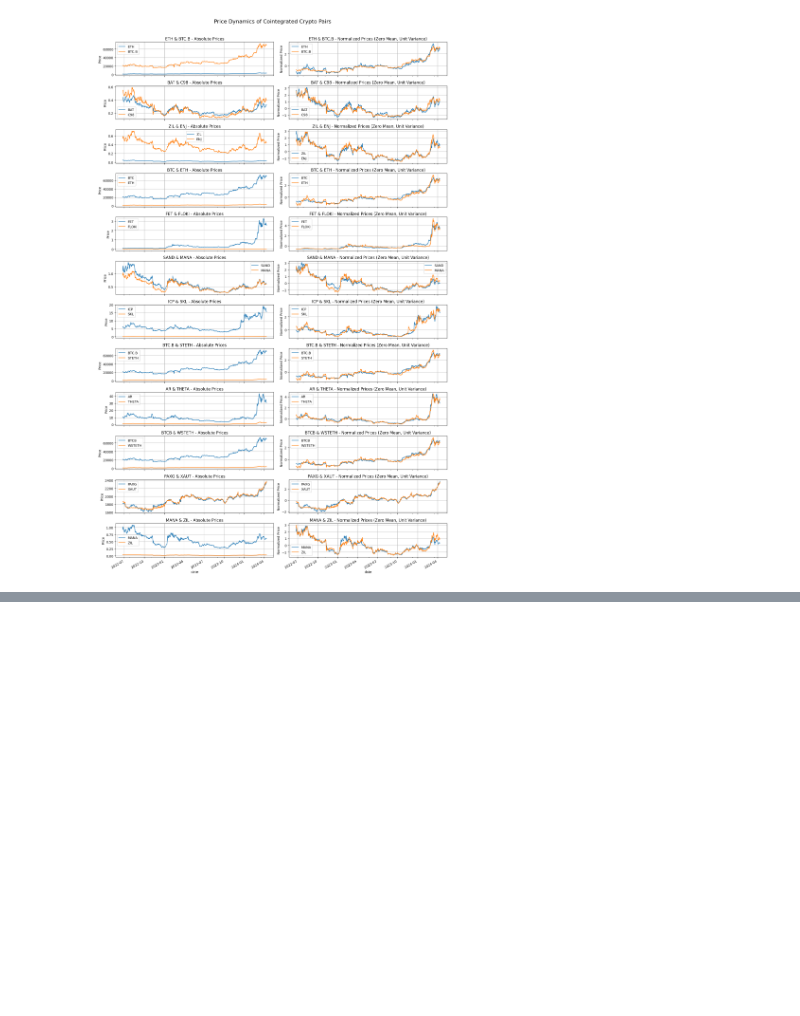
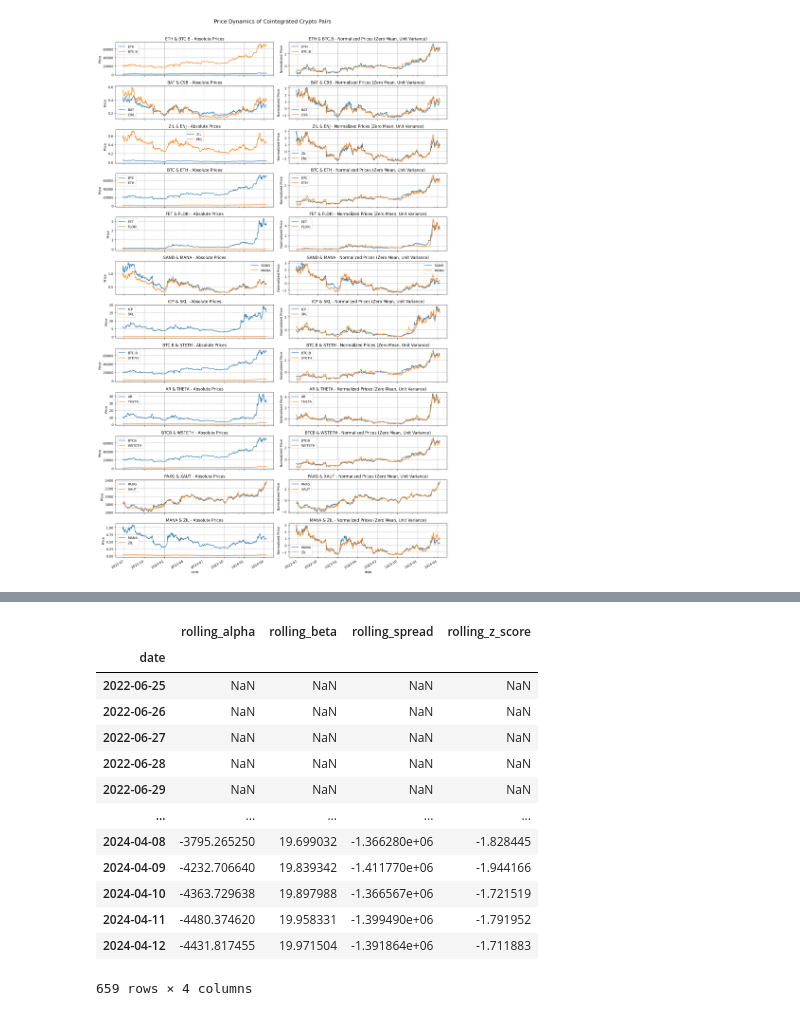
Before and after one commit to mohiteprathamesh1996/stat-arb-crypto, a Jupyter notebook: research/Pairs Trading Using Cointegration.ipynb, the cells around one changed output, grey strips where cells are left out. Saved outputs shown, nothing was run; the diff lists cells and outputs as text; code cells hidden in the pictures; blank space fills up the shorter version.

```diff
--- a/research/Pairs Trading Using Cointegration.ipynb
+++ b/research/Pairs Trading Using Cointegration.ipynb
@@ -146,0 +206,23 @@ plt.show()
+# %%
+rolling_params = get_rolling_signals(
+    prices=train_df,
+    select_pairs=final_pairs,
+    rolling_window=90
+)
+
+pd.concat(rolling_params[tuple(final_pairs[0])], axis=1)
+# %% [output]
+|  | rolling_alpha | rolling_beta | rolling_spread | rolling_z_score |
+| date |  |  |  |  |
+| 2022-06-25 | NaN | NaN | NaN | NaN |
+| 2022-06-26 | NaN | NaN | NaN | NaN |
+| 2022-06-27 | NaN | NaN | NaN | NaN |
+| 2022-06-28 | NaN | NaN | NaN | NaN |
+| 2022-06-29 | NaN | NaN | NaN | NaN |
+| ... | ... | ... | ... | ... |
+| 2024-04-08 | -3795.265250 | 19.699032 | -1.366280e+06 | -1.828445 |
+| 2024-04-09 | -4232.706640 | 19.839342 | -1.411770e+06 | -1.944166 |
+| 2024-04-10 | -4363.729638 | 19.897988 | -1.366567e+06 | -1.721519 |
+| 2024-04-11 | -4480.374620 | 19.958331 | -1.399490e+06 | -1.791952 |
+| 2024-04-12 | -4431.817455 | 19.971504 | -1.391864e+06 | -1.711883 |
+659 rows × 4 columns
```
Also changed, not shown: parts of 9 cells of this notebook.
